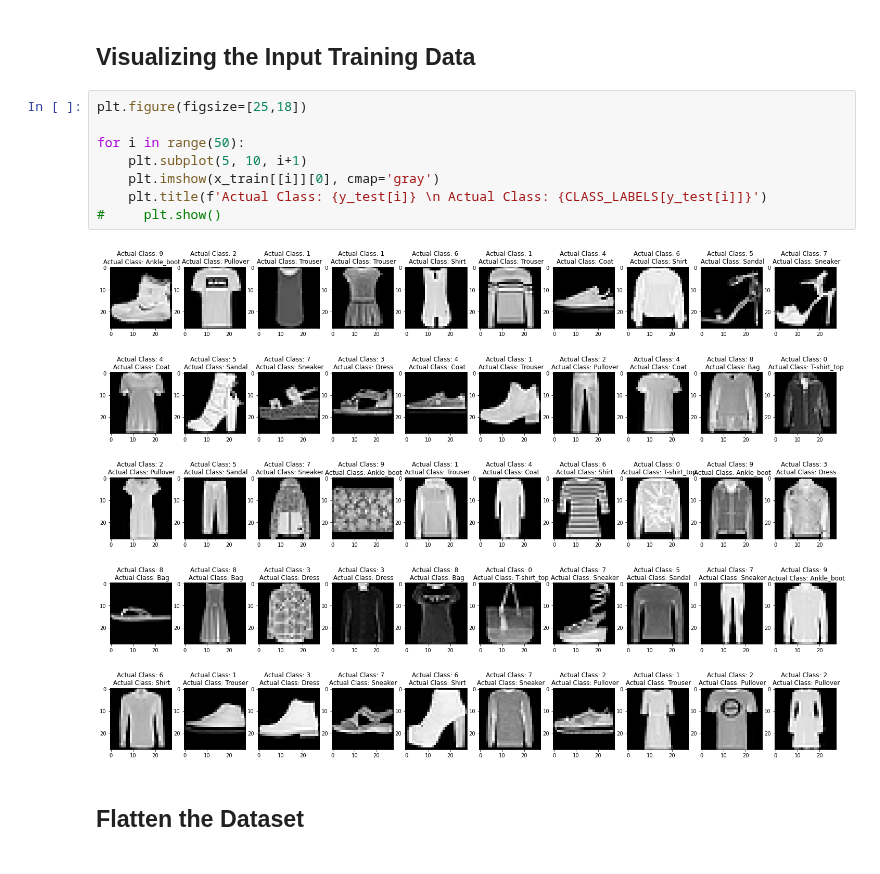
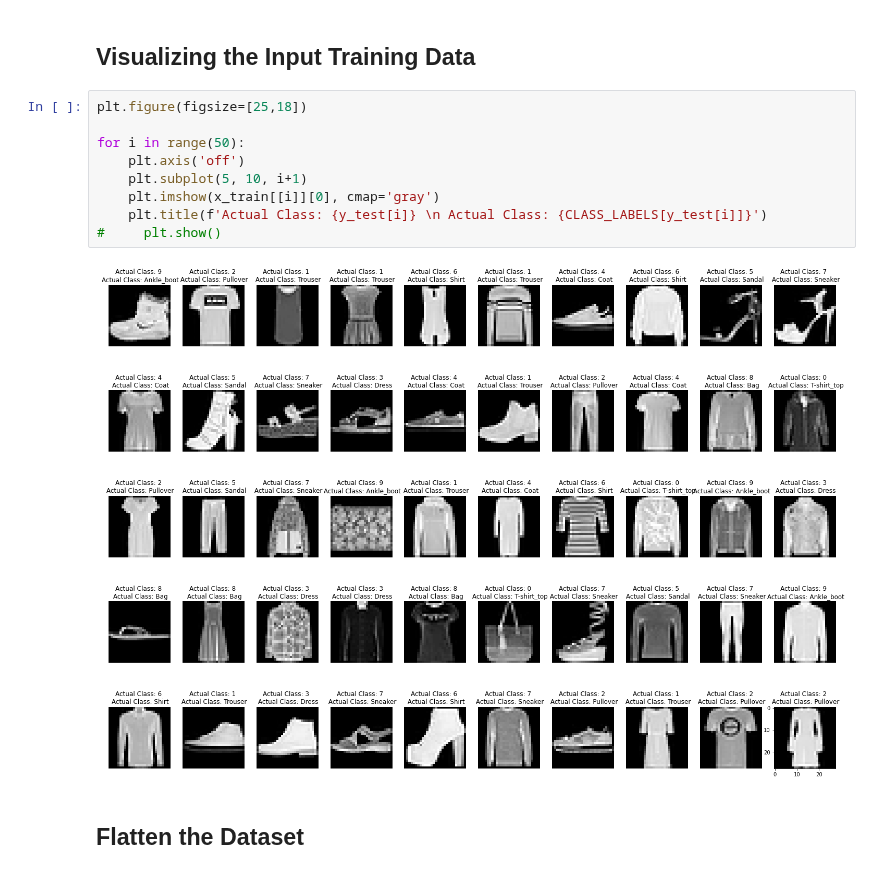
Before and after one commit to yeshesmeka/fashion-mnist, a Jupyter notebook: fashion_mnist.ipynb, the cells around one changed output. Saved outputs shown, nothing was run; the diff lists cells and outputs as text.

```diff
--- a/fashion_mnist.ipynb
+++ b/fashion_mnist.ipynb
@@ -53,13 +53,14 @@ len(x_1[0])
 # %%
 plt.figure(figsize=[25,18])
 
 for i in range(50):
+    plt.axis('off')
     plt.subplot(5, 10, i+1)
     plt.imshow(x_train[[i]][0], cmap='gray')
     plt.title(f'Actual Class: {y_test[i]} \n Actual Class: {CLASS_LABELS[y_test[i]]}')
 #     plt.show()
 # %% [output]
-[figure, old version]
+[figure, new version]
 # %% [markdown]
 ## Flatten the Dataset
 # %%
```
Also changed, not shown: parts of 14 cells of this notebook.
